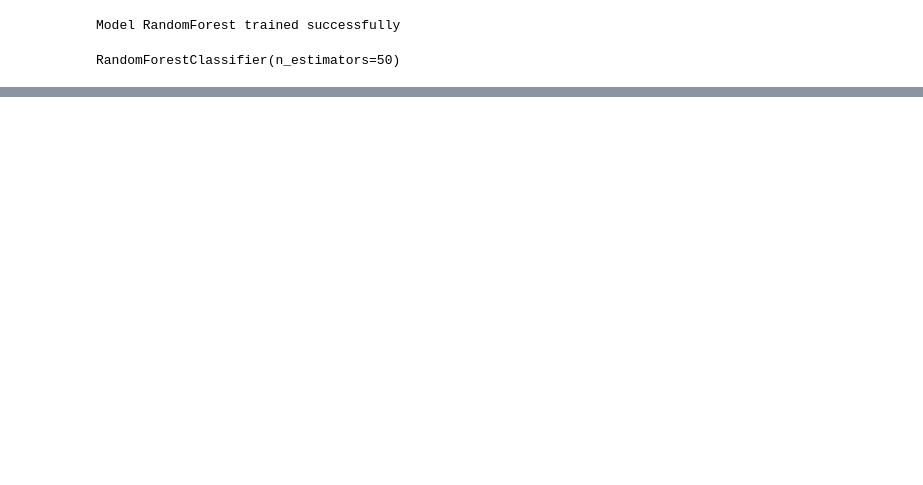
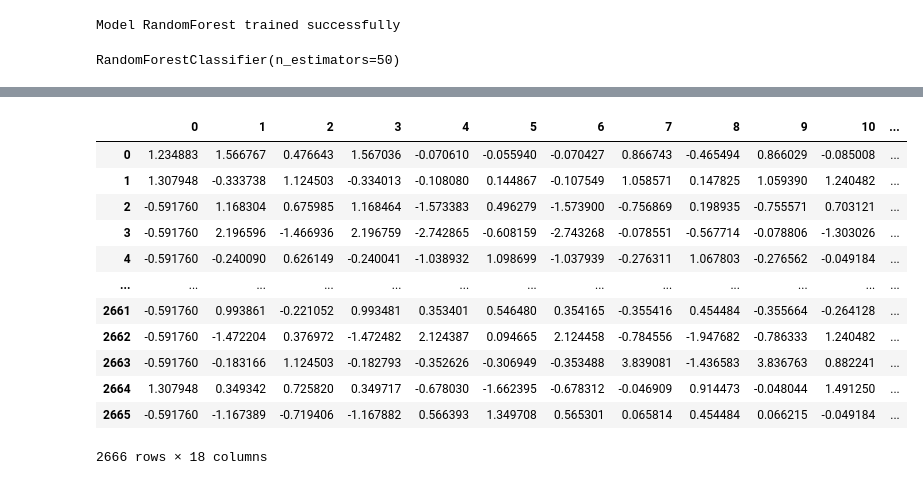
Before and after one commit to ngnquanq/simple-mlops, a Jupyter notebook: notebooks/03-Optimize_model.ipynb, the cells around one changed output, grey strips where cells are left out. Cells and saved outputs as stored; diff of their text form; code cells hidden in the pictures; blank space fills up the shorter version.

```diff
--- a/notebooks/03-Optimize_model.ipynb
+++ b/notebooks/03-Optimize_model.ipynb
@@ -109,6 +109,17 @@ class DataPreProcessStrategy(DataStrategy):
 
         encoded_data = preprocessor.fit_transform(data)
 
+        # Create new names
+        # Keep OG names for num_col
+        new_num_col = num_col
+
+        # Change name for cat_col
+        new_cat_col = preprocessor.named_transformers_['cat'].named_steps['OneHotEncoder'].get_feature_names_out(cat_col)
+
+        # Combine to have new col names
+        columns = list(new_num_col) + list(new_cat_col)
+
+        encoded_data = pd.DataFrame(encoded_data, columns=columns)
         return encoded_data
 
 
@@ -124,7 +135,7 @@ class DataDivideStrategy(DataStrategy):
         X = data.iloc[:, :-2]  # All columns except the last two
         y = data.iloc[:, -2:]  # The last two columns
 
-        X_train, X_valid, y_train, y_valid = train_test_split(X, y, test_size=0.2, random_state=42)
+        X_train, X_valid, y_train, y_valid = train_test_split(X, y, test_size=0.2, random_state=42, shuffle=False)
 
         return X_train, y_train, X_valid, y_valid
 
@@ -314,0 +401,16 @@ RandomForestClassifier(n_estimators=50)
+# %%
+X_train
+# %% [output]
+|  | 0 | 1 | 2 | 3 | 4 | 5 | 6 | 7 | 8 | 9 | 10 | ... |
+| 0 | 1.234883 | 1.566767 | 0.476643 | 1.567036 | -0.070610 | -0.055940 | -0.070427 | 0.866743 | -0.465494 | 0.866029 | -0.085008 | ... |
+| 1 | 1.307948 | -0.333738 | 1.124503 | -0.334013 | -0.108080 | 0.144867 | -0.107549 | 1.058571 | 0.147825 | 1.059390 | 1.240482 | ... |
+| 2 | -0.591760 | 1.168304 | 0.675985 | 1.168464 | -1.573383 | 0.496279 | -1.573900 | -0.756869 | 0.198935 | -0.755571 | 0.703121 | ... |
+| 3 | -0.591760 | 2.196596 | -1.466936 | 2.196759 | -2.742865 | -0.608159 | -2.743268 | -0.078551 | -0.567714 | -0.078806 | -1.303026 | ... |
+| 4 | -0.591760 | -0.240090 | 0.626149 | -0.240041 | -1.038932 | 1.098699 | -1.037939 | -0.276311 | 1.067803 | -0.276562 | -0.049184 | ... |
+| ... | ... | ... | ... | ... | ... | ... | ... | ... | ... | ... | ... | ... |
+| 2661 | -0.591760 | 0.993861 | -0.221052 | 0.993481 | 0.353401 | 0.546480 | 0.354165 | -0.355416 | 0.454484 | -0.355664 | -0.264128 | ... |
+| 2662 | -0.591760 | -1.472204 | 0.376972 | -1.472482 | 2.124387 | 0.094665 | 2.124458 | -0.784556 | -1.947682 | -0.786333 | 1.240482 | ... |
+| 2663 | -0.591760 | -0.183166 | 1.124503 | -0.182793 | -0.352626 | -0.306949 | -0.353488 | 3.839081 | -1.436583 | 3.836763 | 0.882241 | ... |
+| 2664 | 1.307948 | 0.349342 | 0.725820 | 0.349717 | -0.678030 | -1.662395 | -0.678312 | -0.046909 | 0.914473 | -0.048044 | 1.491250 | ... |
+| 2665 | -0.591760 | -1.167389 | -0.719406 | -1.167882 | 0.566393 | 1.349708 | 0.565301 | 0.065814 | 0.454484 | 0.066215 | -0.049184 | ... |
+2666 rows × 18 columns
```
Also changed, not shown: parts of 9 cells of this notebook, 2 other files.
